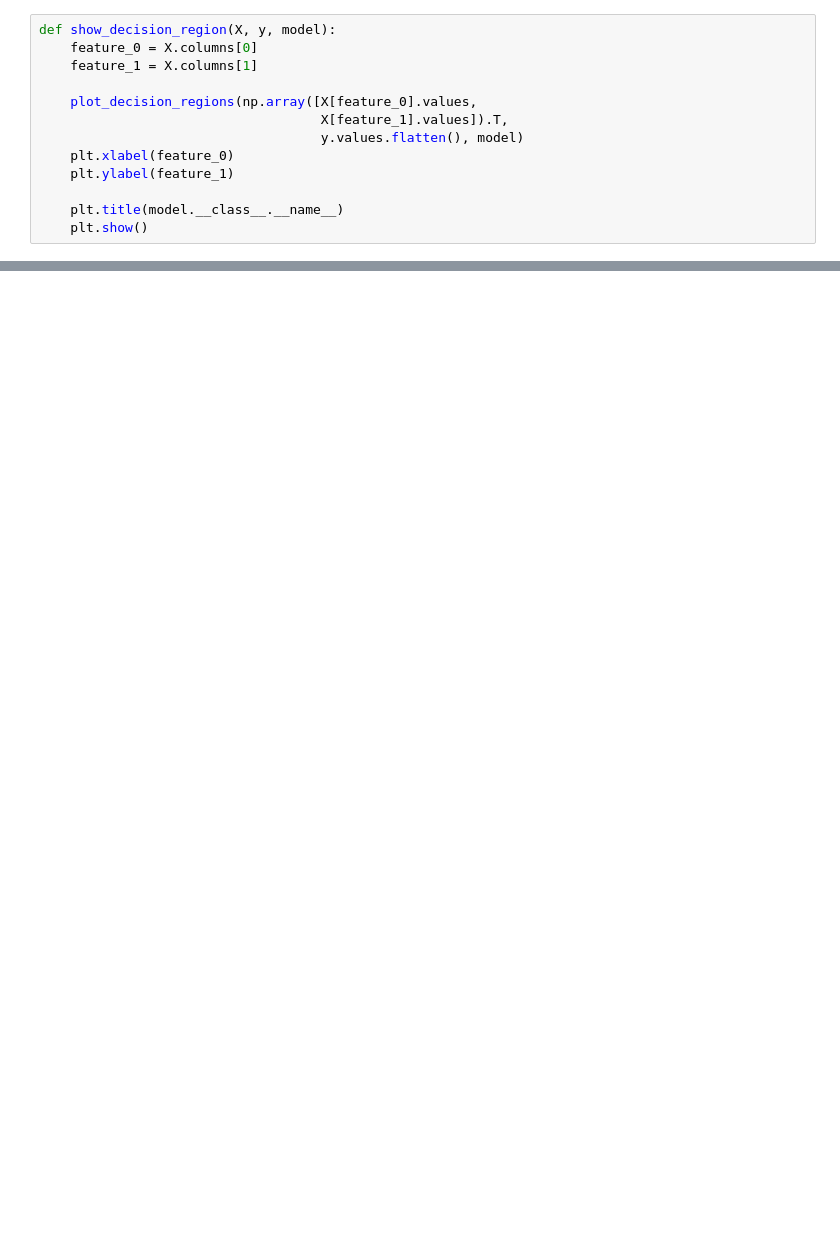
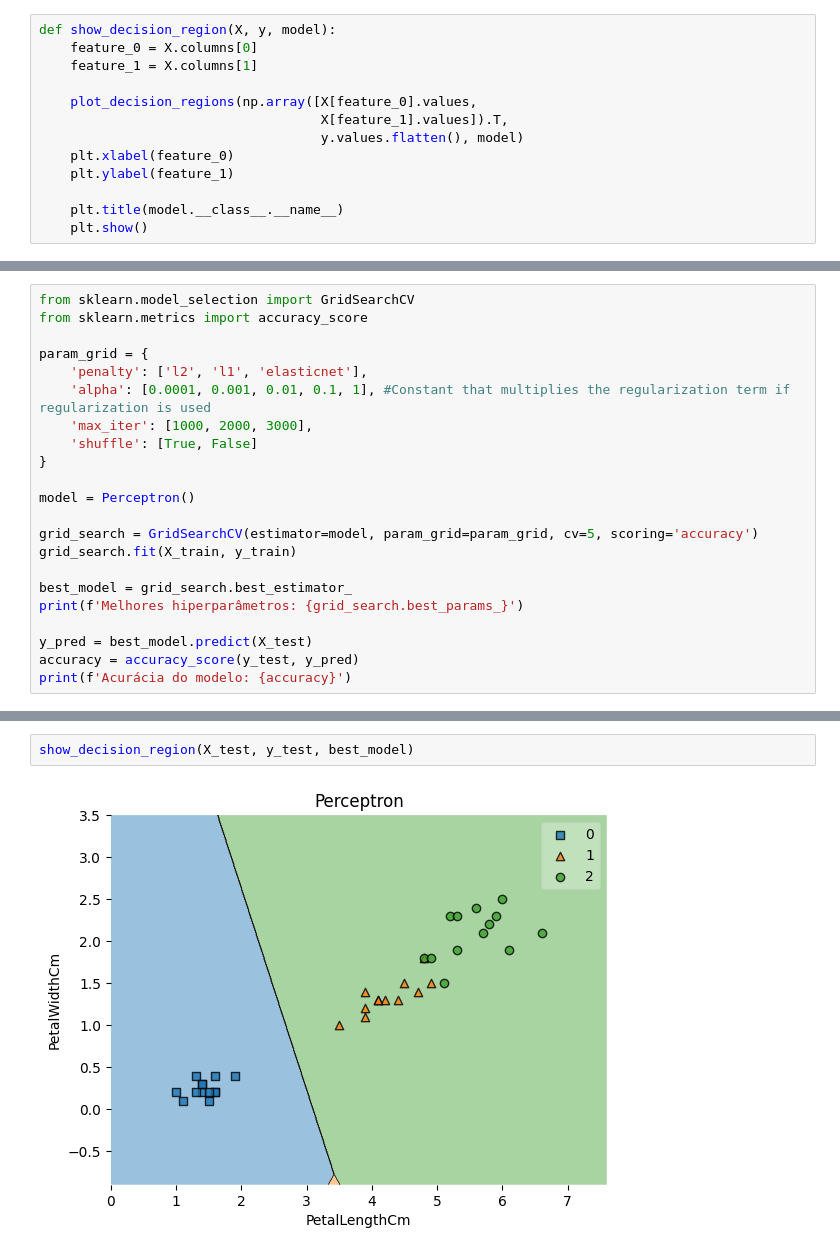
Before and after one commit to johnattandouglas/monitoria-ml, a Jupyter notebook: AM I/06b - perceptron.ipynb, the cells around one changed output, grey strips where cells are left out. Saved outputs shown, nothing was run; the diff lists cells and outputs as text; blank space fills up the shorter version.

Commit message:
GRidSearch adicionado

```diff
--- a/AM I/06b - perceptron.ipynb
+++ b/AM I/06b - perceptron.ipynb
@@ -104,0 +105,22 @@ show_decision_region(X_test, y_test, model)
+# %%
+from sklearn.model_selection import GridSearchCV
+from sklearn.metrics import accuracy_score
+
+param_grid = {
+    'penalty': ['l2', 'l1', 'elasticnet'],
+    'alpha': [0.0001, 0.001, 0.01, 0.1, 1], #Constant that multiplies the regularization term if regularization is used
+    'max_iter': [1000, 2000, 3000],
+    'shuffle': [True, False]
+}
+
+model = Perceptron()
+
+grid_search = GridSearchCV(estimator=model, param_grid=param_grid, cv=5, scoring='accuracy')
+grid_search.fit(X_train, y_train)
+
+best_model = grid_search.best_estimator_
+print(f'Melhores hiperparâmetros: {grid_search.best_params_}')
+
+y_pred = best_model.predict(X_test)
+accuracy = accuracy_score(y_test, y_pred)
+print(f'Acurácia do modelo: {accuracy}')
@@ -104,0 +145,4 @@ show_decision_region(X_test, y_test, model)
+# %%
+show_decision_region(X_test, y_test, best_model)
+# %% [output]
+[figure, added]
```
Also changed, not shown: parts of 5 cells of this notebook.
